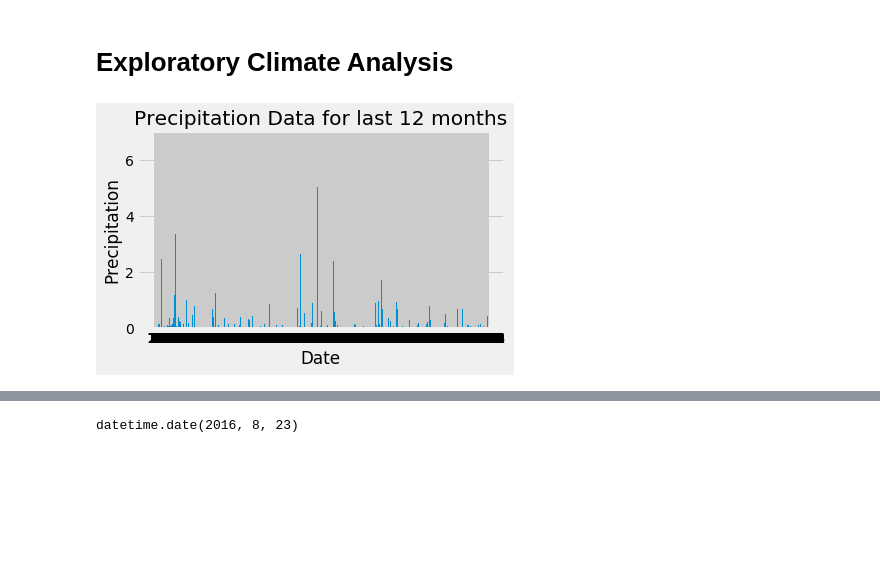
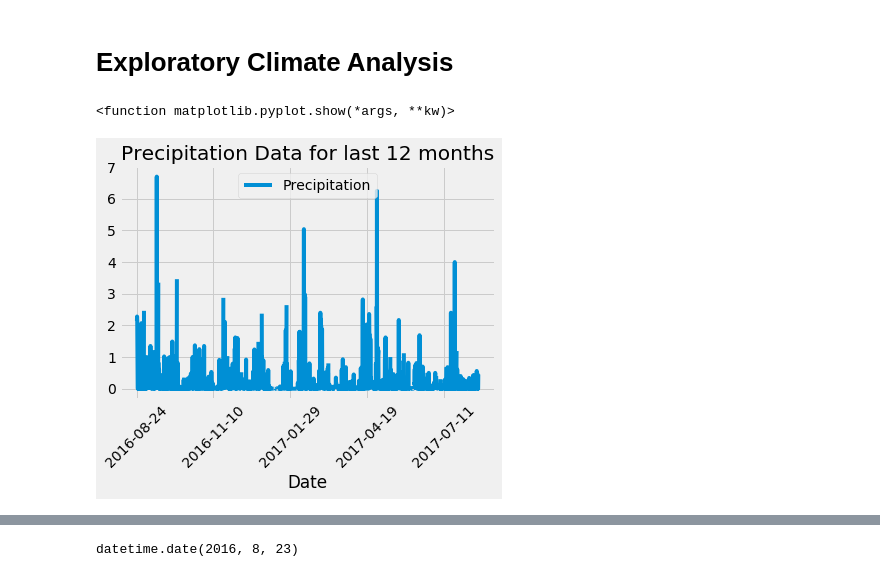
Before and after one commit to anishjv20/sqlalchemy-challenge, a Jupyter notebook: climate_starter.ipynb, the cells around one changed output, grey strips where cells are left out. Saved outputs shown, nothing was run; the diff lists cells and outputs as text; code cells hidden in the pictures; blank space fills up the shorter version.

```diff
--- a/climate_starter.ipynb
+++ b/climate_starter.ipynb
@@ -40,27 +40,21 @@ session = Session(engine)
 # %%
 # Design a query to retrieve the last 12 months of precipitation data and plot the results
 
 # Calculate the date 1 year ago from the last data point in the database
 last_date_point = session.query(Measurement.date).order_by(Measurement.date.desc()).first()
 year_ago_date = dt.date(2017,8,23) - dt.timedelta(days=365)
 # Perform a query to retrieve the data and precipitation scores
 results = session.query(Measurement.date, Measurement.prcp).\
             filter(Measurement.date>year_ago_date).all()
 # Save the query results as a Pandas DataFrame and set the index to the date column
 df = pd.DataFrame(results, columns=['Date', 'Precipitation'])
 df.set_index('Date',inplace=True)
 # Sort the dataframe by date
 df.sort_values(by=['Date'],inplace=True)
 # Use Pandas Plotting with Matplotlib to plot the data
-fig,ax = plt.subplots()
-xpos = range(1,len(df)+1)
-precipitation = df['Precipitation']
-ax.bar(xpos,precipitation)
-ax.set_xlabel('Date')
-ax.set_ylabel('Precipitation')
-ax.set_xticks(xpos)
-ax.set_title('Precipitation Data for last 12 months')
+df.plot(title='Precipitation Data for last 12 months', rot=45)
 fig.tight_layout()
-plt.show()
+plt.show
 # %% [output]
+<function matplotlib.pyplot.show(*args, **kw)>
-[figure, old version]
+[figure, new version]
```
Also changed, not shown: parts of 3 cells of this notebook, 1 other file.
